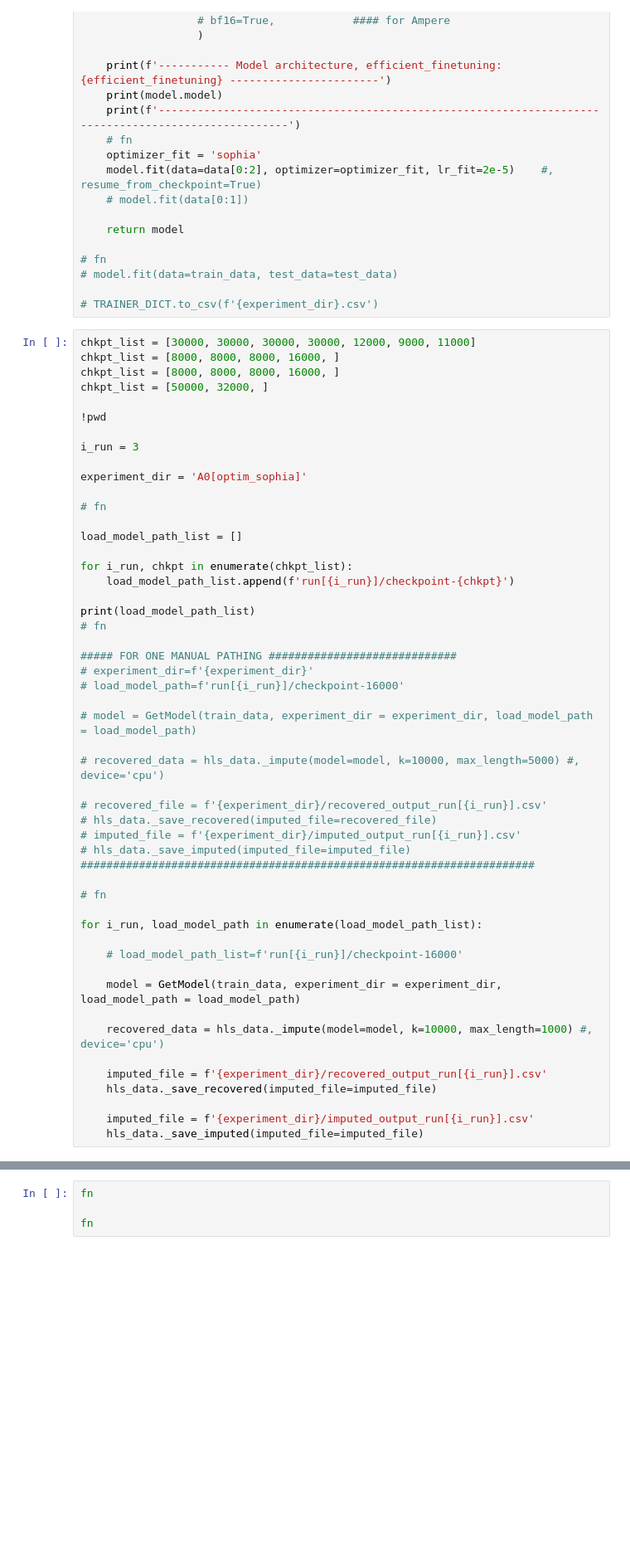
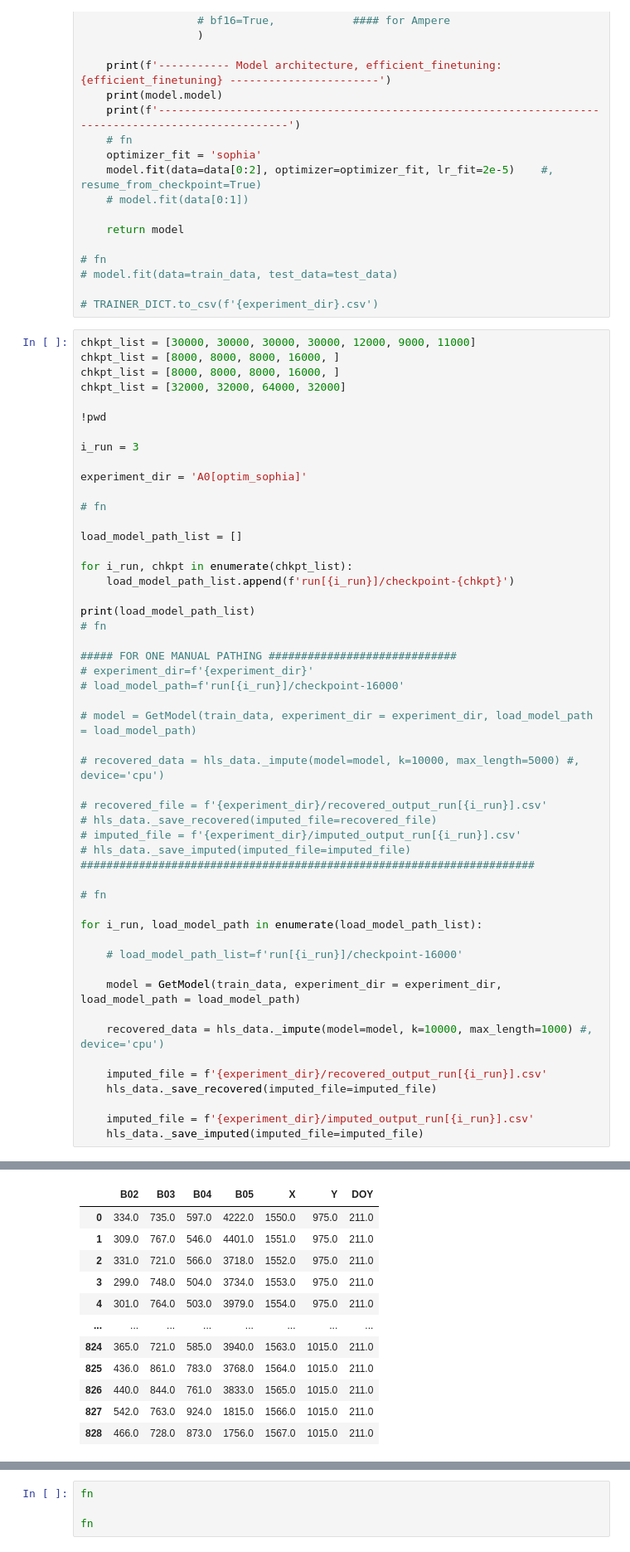
Before and after one commit to koyacolab/aispace, a Jupyter notebook: ainf.ipynb, the cells around one changed output, grey strips where cells are left out. Shown: that part at 83% size. Drawn from its saved outputs; the diff is of its cells as text; blank space fills up the shorter version.

```diff
--- a/ainf.ipynb
+++ b/ainf.ipynb
@@ -442,7 +420,7 @@ def GetModel(train_data, experiment_dir = 'A0[float]', load_model_path = 'run[3]
 chkpt_list = [30000, 30000, 30000, 30000, 12000, 9000, 11000]
 chkpt_list = [8000, 8000, 8000, 16000, ]
 chkpt_list = [8000, 8000, 8000, 16000, ]
-chkpt_list = [50000, 32000, ]
+chkpt_list = [32000, 32000, 64000, 32000]
 
 !pwd
 
@@ -555,0 +513,12 @@ recovered_data
+|  | B02 | B03 | B04 | B05 | X | Y | DOY |
+| 0 | 334.0 | 735.0 | 597.0 | 4222.0 | 1550.0 | 975.0 | 211.0 |
+| 1 | 309.0 | 767.0 | 546.0 | 4401.0 | 1551.0 | 975.0 | 211.0 |
+| 2 | 331.0 | 721.0 | 566.0 | 3718.0 | 1552.0 | 975.0 | 211.0 |
+| 3 | 299.0 | 748.0 | 504.0 | 3734.0 | 1553.0 | 975.0 | 211.0 |
+| 4 | 301.0 | 764.0 | 503.0 | 3979.0 | 1554.0 | 975.0 | 211.0 |
+| ... | ... | ... | ... | ... | ... | ... | ... |
+| 824 | 365.0 | 721.0 | 585.0 | 3940.0 | 1563.0 | 1015.0 | 211.0 |
+| 825 | 436.0 | 861.0 | 783.0 | 3768.0 | 1564.0 | 1015.0 | 211.0 |
+| 826 | 440.0 | 844.0 | 761.0 | 3833.0 | 1565.0 | 1015.0 | 211.0 |
+| 827 | 542.0 | 763.0 | 924.0 | 1815.0 | 1566.0 | 1015.0 | 211.0 |
+| 828 | 466.0 | 728.0 | 873.0 | 1756.0 | 1567.0 | 1015.0 | 211.0 |
```
Also changed, not shown: parts of 6 cells of this notebook, 2 other files.
